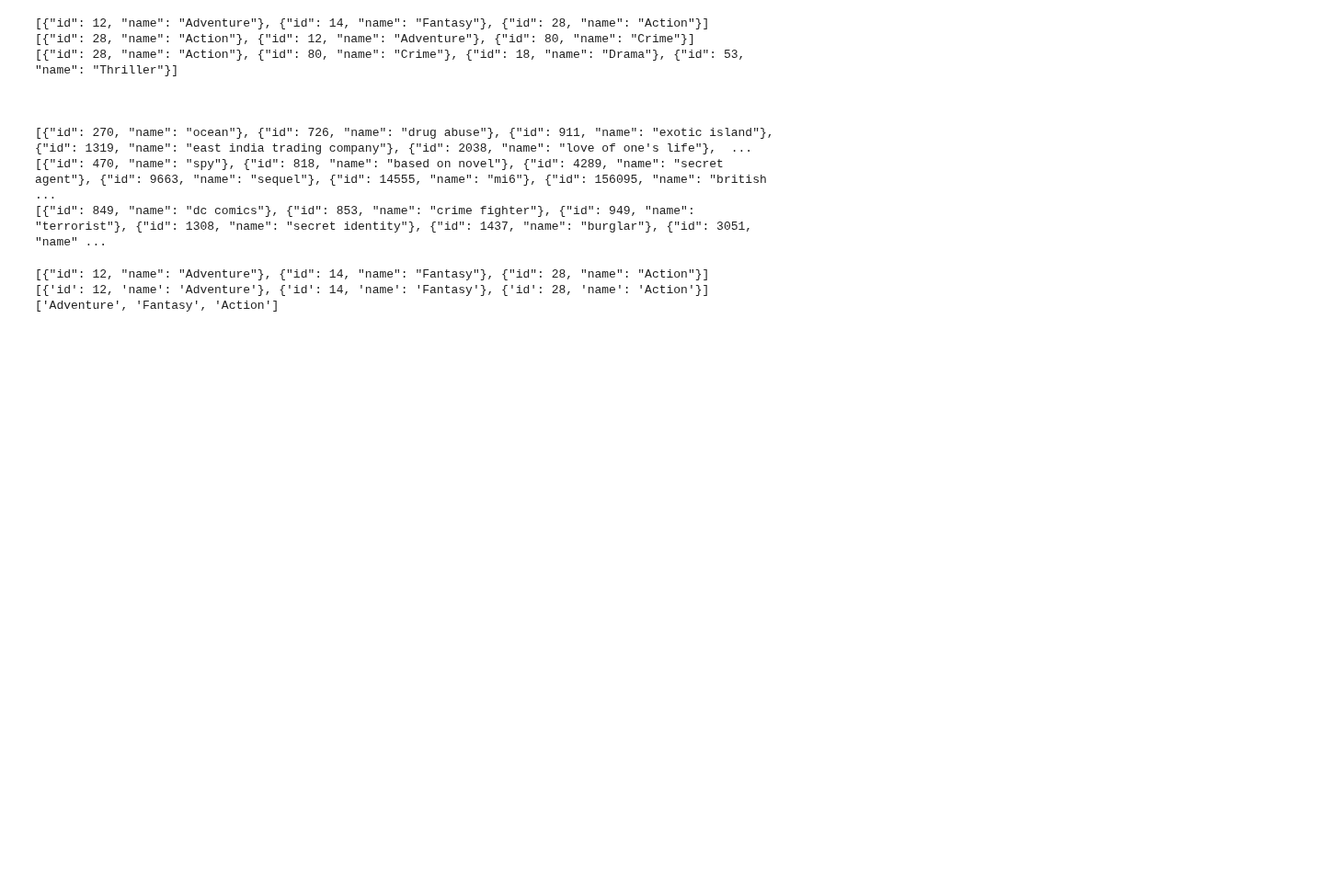
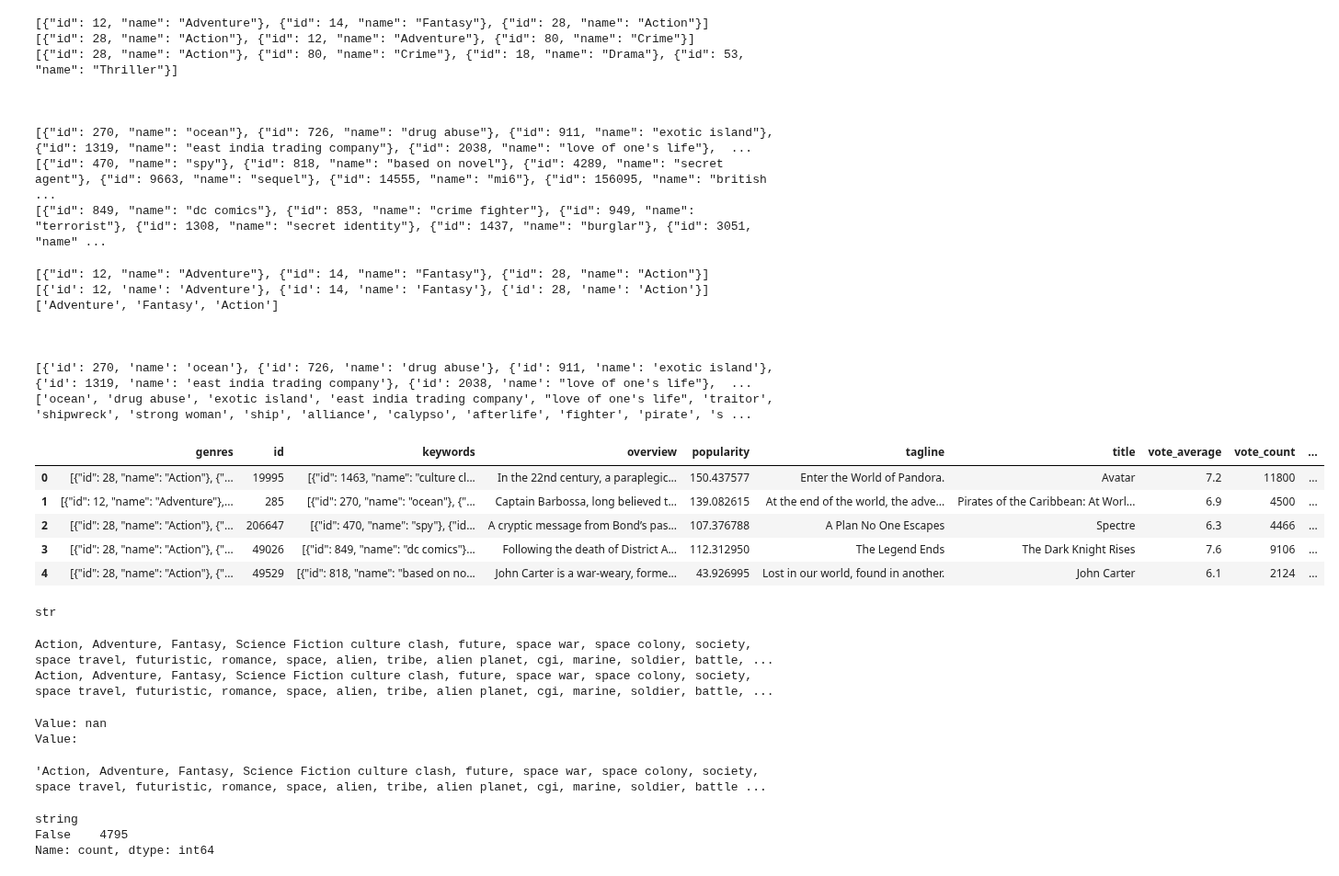
Before and after one commit to giraydorukyurt7/Data_Science-And-Artificial_Intelligence-Journeys, a Jupyter notebook: Natural_Language_Processing/TF_IDF_Recommendation_System.ipynb, the cells around one changed output. Shown at 92% size. Cells and saved outputs as stored; diff of their text form; code cells hidden in the pictures; blank space fills up the shorter version.

```diff
--- a/Natural_Language_Processing/TF_IDF_Recommendation_System.ipynb
+++ b/Natural_Language_Processing/TF_IDF_Recommendation_System.ipynb
@@ -81,0 +102,4 @@ Name: count, dtype: int64
+# %%
+df.reset_index(drop=True,inplace=True)# fixed idx
+print(df.shape)
+df.tail(1)
@@ -143,12 +171,69 @@ print(df['genres'][1])
 
 test = json.loads(df['genres'][1])
 print(test)
-
 genres = [i['name'] for i in test]
 print(genres)
-#test = pd.Series(test['name'])
-#print(test)
+
+print("\n\n")
+
+test = json.loads(df['keywords'][1])
+print(test)
+keywords = [i['name'] for i in test]
+print(keywords)
 # %% [output]
 [{"id": 12, "name": "Adventure"}, {"id": 14, "name": "Fantasy"}, {"id": 28, "name": "Action"}]
 [{'id': 12, 'name': 'Adventure'}, {'id': 14, 'name': 'Fantasy'}, {'id': 28, 'name': 'Action'}]
 ['Adventure', 'Fantasy', 'Action']
+
+
+
+[{'id': 270, 'name': 'ocean'}, {'id': 726, 'name': 'drug abuse'}, {'id': 911, 'name': 'exotic island'}, {'id': 1319, 'name': 'east india trading company'}, {'id': 2038, 'name': "love of one's life"},  ...
+['ocean', 'drug abuse', 'exotic island', 'east india trading company', "love of one's life", 'traitor', 'shipwreck', 'strong woman', 'ship', 'alliance', 'calypso', 'afterlife', 'fighter', 'pirate', 's ...
+# %%
+# turn jsons into strings
+df['genres_string'] = df['genres'].apply(json.loads).apply(lambda x: ", ".join([i['name'] for i in x]))
+df['keywords_string'] = df['keywords'].apply(json.loads).apply(lambda x: ", ".join([i['name'] for i in x]))
+
+df.head()
+# %% [output]
+|  | genres | id | keywords | overview | popularity | tagline | title | vote_average | vote_count | ... |
+| 0 | [{"id": 28, "name": "Action"}, {"... | 19995 | [{"id": 1463, "name": "culture cl... | In the 22nd century, a paraplegic... | 150.437577 | Enter the World of Pandora. | Avatar | 7.2 | 11800 | ... |
+| 1 | [{"id": 12, "name": "Adventure"},... | 285 | [{"id": 270, "name": "ocean"}, {"... | Captain Barbossa, long believed t... | 139.082615 | At the end of the world, the adve... | Pirates of the Caribbean: At Worl... | 6.9 | 4500 | ... |
+| 2 | [{"id": 28, "name": "Action"}, {"... | 206647 | [{"id": 470, "name": "spy"}, {"id... | A cryptic message from Bond’s pas... | 107.376788 | A Plan No One Escapes | Spectre | 6.3 | 4466 | ... |
+| 3 | [{"id": 28, "name": "Action"}, {"... | 49026 | [{"id": 849, "name": "dc comics"}... | Following the death of District A... | 112.312950 | The Legend Ends | The Dark Knight Rises | 7.6 | 9106 | ... |
+| 4 | [{"id": 28, "name": "Action"}, {"... | 49529 | [{"id": 818, "name": "based on no... | John Carter is a war-weary, forme... | 43.926995 | Lost in our world, found in another. | John Carter | 6.1 | 2124 | ... |
+# %%
+type(df['genres_string'][0])
+# %% [output]
+str
+# %%
+print(df['genres_string'][0], df['keywords_string'][0], df['overview'][0], df['tagline'][0])
+print(df['genres_string'][0]+" "+ df['keywords_string'][0]+" "+ df['overview'][0]+" "+ df['tagline'][0])
+# %% [output]
+Action, Adventure, Fantasy, Science Fiction culture clash, future, space war, space colony, society, space travel, futuristic, romance, space, alien, tribe, alien planet, cgi, marine, soldier, battle, ...
+Action, Adventure, Fantasy, Science Fiction culture clash, future, space war, space colony, society, space travel, futuristic, romance, space, alien, tribe, alien planet, cgi, marine, soldier, battle, ...
+# %%
+# We will combine columns to create a string column.
+# But before that we need to analyze NaN columns and replace them with empty strings.
+# Otherwise there will be problems.
+df['genres_string']   = df['genres_string'].fillna('')
+df['keywords_string'] = df['keywords_string'].fillna('')
+df['overview']        = df['overview'].fillna('')
+
+print("Value:",df['tagline'][4792])
+df['tagline'] = df['tagline'].fillna('') #example
+print("Value:",df['tagline'][4792])
+# %% [output]
+Value: nan
+Value:
+# %%
+df['string'] = df['genres_string']+" "+ df['keywords_string']+" "+ df['overview']+" "+ df['tagline']
+df['string'][0]
+# %% [output]
+'Action, Adventure, Fantasy, Science Fiction culture clash, future, space war, space colony, society, space travel, futuristic, romance, space, alien, tribe, alien planet, cgi, marine, soldier, battle ...
+# %%
+df['string'].isna().value_counts()
+# %% [output]
+string
+False    4795
+Name: count, dtype: int64
```
Also changed, not shown: parts of 24 cells of this notebook.
